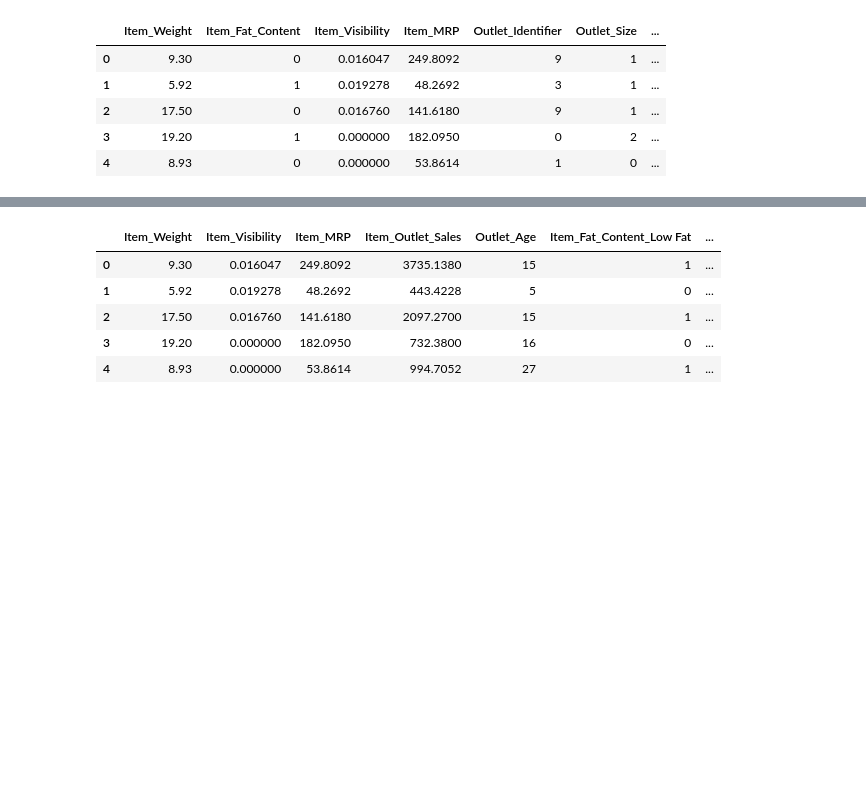
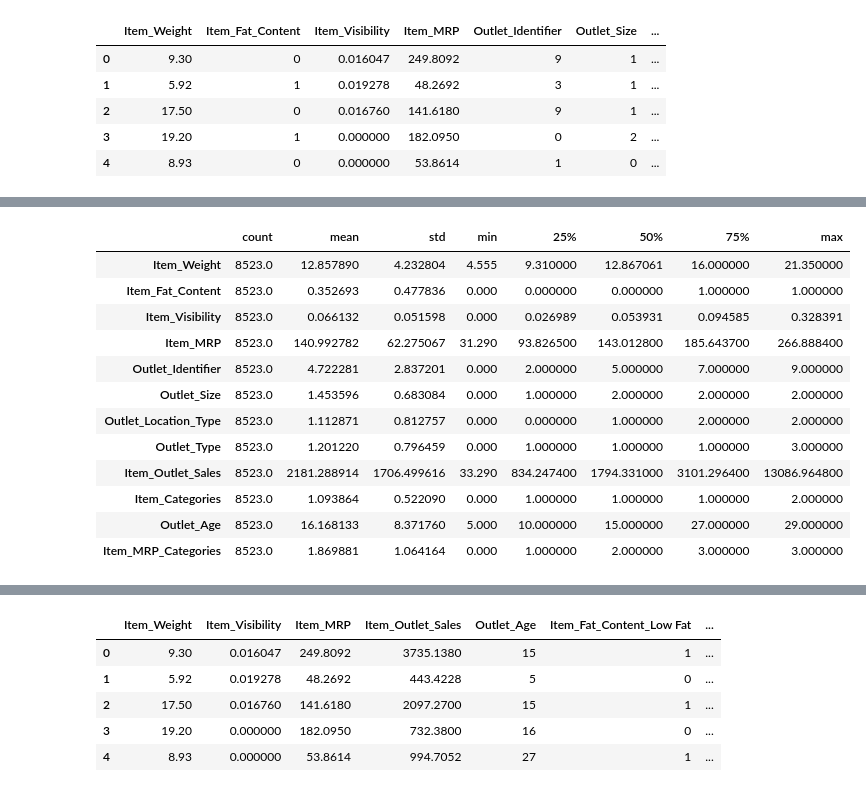
Before and after one commit to NiharikaTHub/ECommerce_Sales_Prediction, a Jupyter notebook: Notebook/Feature Engineering.ipynb, the cells around one changed output, grey strips where cells are left out. Drawn from its saved outputs; the diff is of its cells as text; code cells hidden in the pictures; blank space fills up the shorter version.

```diff
--- a/Notebook/Feature Engineering.ipynb
+++ b/Notebook/Feature Engineering.ipynb
@@ -636,0 +669,16 @@ df_le_scaled.head()
+# %%
+df_le.describe().T
+# %% [output]
+|  | count | mean | std | min | 25% | 50% | 75% | max |
+| Item_Weight | 8523.0 | 12.857890 | 4.232804 | 4.555 | 9.310000 | 12.867061 | 16.000000 | 21.350000 |
+| Item_Fat_Content | 8523.0 | 0.352693 | 0.477836 | 0.000 | 0.000000 | 0.000000 | 1.000000 | 1.000000 |
+| Item_Visibility | 8523.0 | 0.066132 | 0.051598 | 0.000 | 0.026989 | 0.053931 | 0.094585 | 0.328391 |
+| Item_MRP | 8523.0 | 140.992782 | 62.275067 | 31.290 | 93.826500 | 143.012800 | 185.643700 | 266.888400 |
+| Outlet_Identifier | 8523.0 | 4.722281 | 2.837201 | 0.000 | 2.000000 | 5.000000 | 7.000000 | 9.000000 |
+| Outlet_Size | 8523.0 | 1.453596 | 0.683084 | 0.000 | 1.000000 | 2.000000 | 2.000000 | 2.000000 |
+| Outlet_Location_Type | 8523.0 | 1.112871 | 0.812757 | 0.000 | 0.000000 | 1.000000 | 2.000000 | 2.000000 |
+| Outlet_Type | 8523.0 | 1.201220 | 0.796459 | 0.000 | 1.000000 | 1.000000 | 1.000000 | 3.000000 |
+| Item_Outlet_Sales | 8523.0 | 2181.288914 | 1706.499616 | 33.290 | 834.247400 | 1794.331000 | 3101.296400 | 13086.964800 |
+| Item_Categories | 8523.0 | 1.093864 | 0.522090 | 0.000 | 1.000000 | 1.000000 | 1.000000 | 2.000000 |
+| Outlet_Age | 8523.0 | 16.168133 | 8.371760 | 5.000 | 10.000000 | 15.000000 | 27.000000 | 29.000000 |
+| Item_MRP_Categories | 8523.0 | 1.869881 | 1.064164 | 0.000 | 1.000000 | 2.000000 | 3.000000 | 3.000000 |
```
Also changed, not shown: parts of 12 cells of this notebook, 2 other files.
